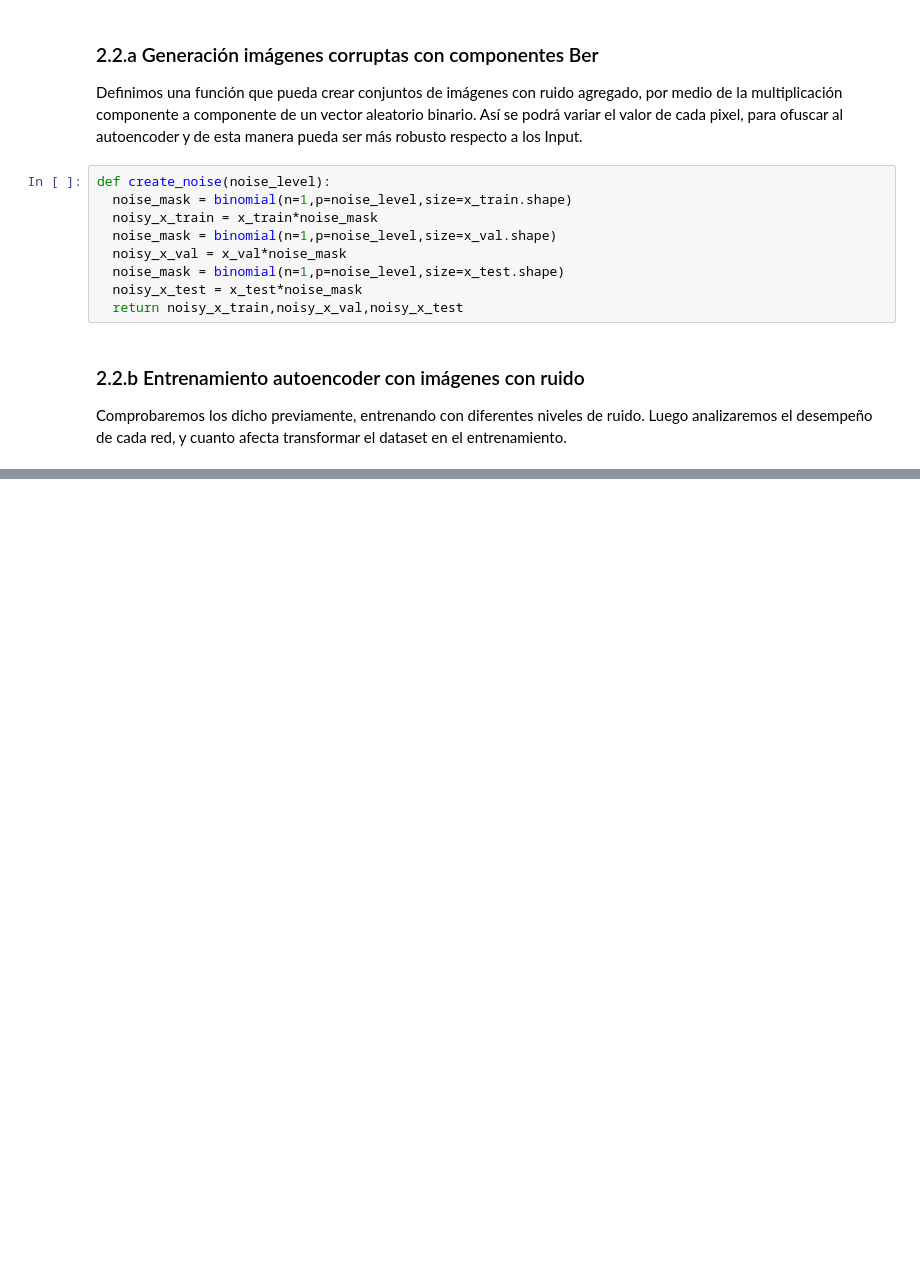
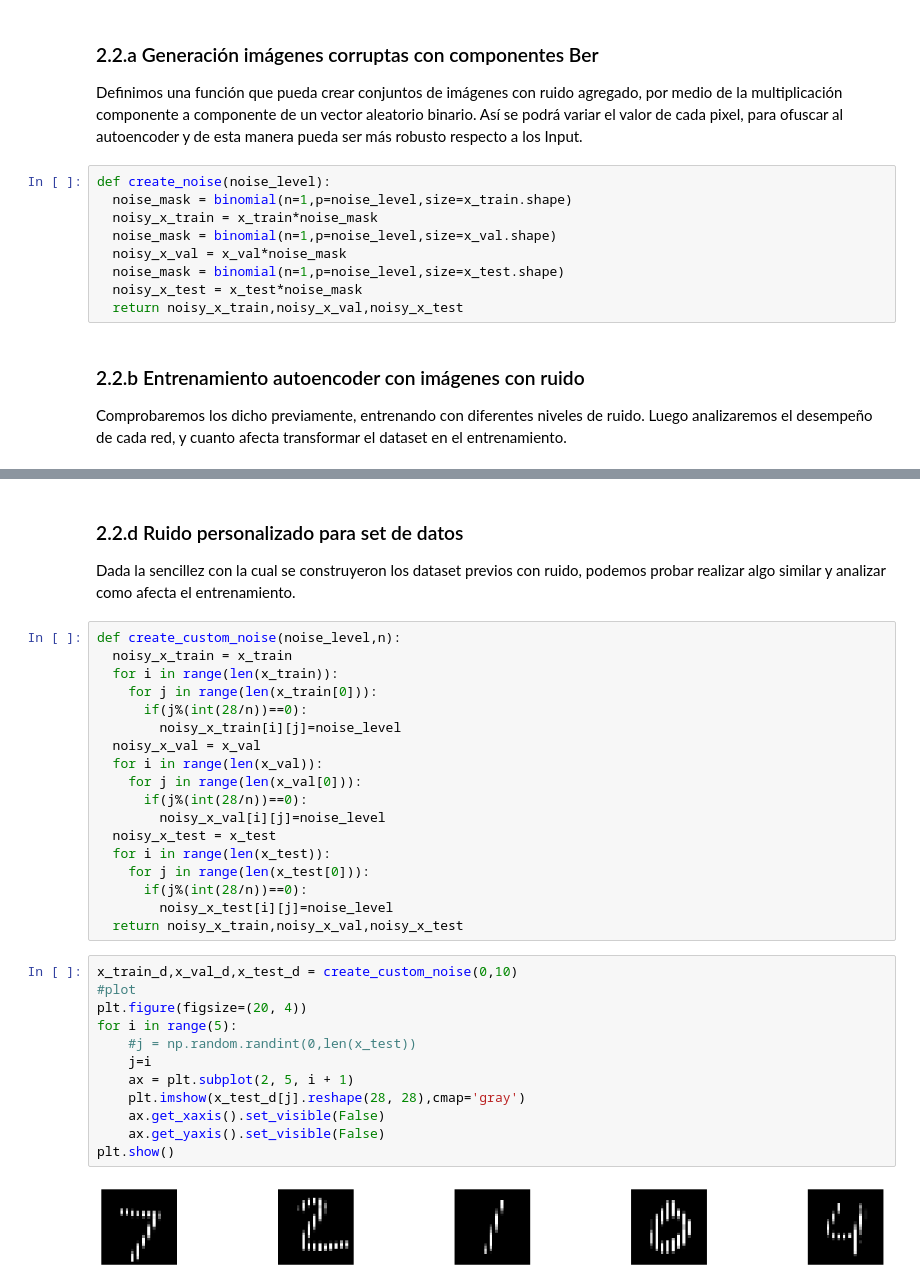
Before and after one commit to rigonzal/ANN, a Jupyter notebook: Approach3/Pregunta_2_colab.ipynb, the cells around one changed output, grey strips where cells are left out. Saved outputs shown, nothing was run; the diff lists cells and outputs as text; blank space fills up the shorter version.

```diff
--- a/Approach3/Pregunta_2_colab.ipynb
+++ b/Approach3/Pregunta_2_colab.ipynb
@@ -936,0 +983,36 @@ Epoch 10/40
+# %% [markdown]
+### 2.2.d Ruido personalizado para set de datos
+
+Dada la sencillez con la cual se construyeron los dataset previos con ruido, podemos probar realizar algo similar y analizar como afecta el entrenamiento.
+# %%
+def create_custom_noise(noise_level,n):
+  noisy_x_train = x_train
+  for i in range(len(x_train)):
+    for j in range(len(x_train[0])):
+      if(j%(int(28/n))==0):
+        noisy_x_train[i][j]=noise_level
+  noisy_x_val = x_val
+  for i in range(len(x_val)):
+    for j in range(len(x_val[0])):
+      if(j%(int(28/n))==0):
+        noisy_x_val[i][j]=noise_level
+  noisy_x_test = x_test
+  for i in range(len(x_test)):
+    for j in range(len(x_test[0])):
+      if(j%(int(28/n))==0):
+        noisy_x_test[i][j]=noise_level
+  return noisy_x_train,noisy_x_val,noisy_x_test
+# %%
+x_train_d,x_val_d,x_test_d = create_custom_noise(0,10)
+#plot
+plt.figure(figsize=(20, 4))
+for i in range(5):
+    #j = np.random.randint(0,len(x_test))
+    j=i
+    ax = plt.subplot(2, 5, i + 1)
+    plt.imshow(x_test_d[j].reshape(28, 28),cmap='gray')
+    ax.get_xaxis().set_visible(False)
+    ax.get_yaxis().set_visible(False)
+plt.show()
+# %% [output]
+[figure, added]
```
Also changed, not shown: parts of 21 cells of this notebook.
